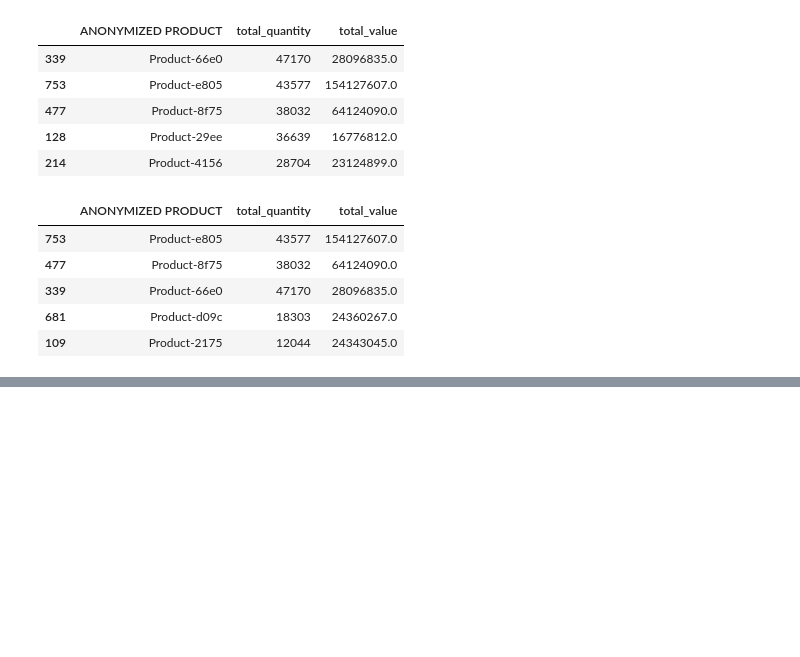
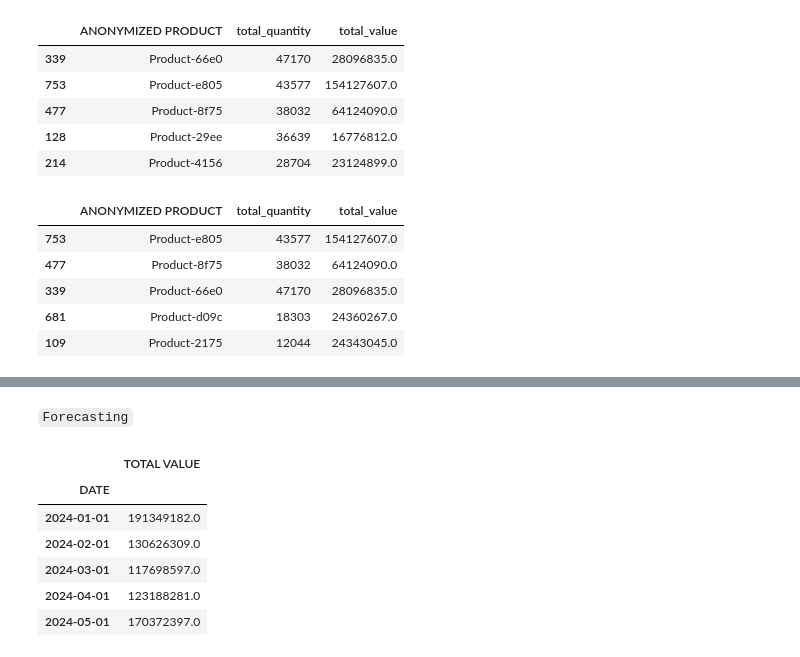
Before and after one commit to Joemuchiri2/Kwanza-Tukule, a Jupyter notebook: Task.ipynb, the cells around one changed output, grey strips where cells are left out. Cells and saved outputs as stored; diff of their text form; code cells hidden in the pictures; blank space fills up the shorter version.

```diff
--- a/Task.ipynb
+++ b/Task.ipynb
@@ -303,0 +351,2 @@ top_value_products
+# %% [markdown]
+`Forecasting`
@@ -303,0 +362,11 @@ top_value_products
+# %%
+
+df_monthly.head()
+# %% [output]
+|  | TOTAL VALUE |
+| DATE |  |
+| 2024-01-01 | 191349182.0 |
+| 2024-02-01 | 130626309.0 |
+| 2024-03-01 | 117698597.0 |
+| 2024-04-01 | 123188281.0 |
+| 2024-05-01 | 170372397.0 |
```
Also changed, not shown: parts of 42 cells of this notebook.
